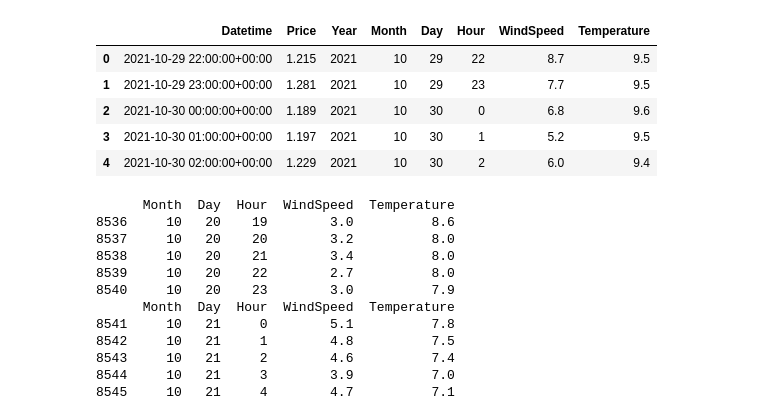
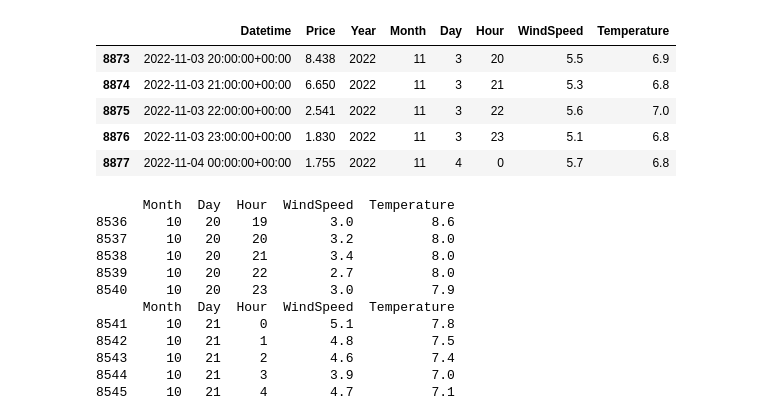
Before and after one commit to lachs1/junction-2022, a Jupyter notebook: preprocessing/ML_predictions.ipynb, the cells around one changed output. Cells and saved outputs as stored; diff of their text form; code cells hidden in the pictures.

```diff
--- a/preprocessing/ML_predictions.ipynb
+++ b/preprocessing/ML_predictions.ipynb
@@ -9,11 +9,11 @@ from sklearn.metrics import accuracy_score, mean_squared_error, precision_score,
 import seaborn as sns
 # %%
 df = pd.read_csv("data/ML_dataset.csv", sep=";")
-df.head()
+df.tail()
 # %% [output]
 |  | Datetime | Price | Year | Month | Day | Hour | WindSpeed | Temperature |
-| 0 | 2021-10-29 22:00:00+00:00 | 1.215 | 2021 | 10 | 29 | 22 | 8.7 | 9.5 |
-| 1 | 2021-10-29 23:00:00+00:00 | 1.281 | 2021 | 10 | 29 | 23 | 7.7 | 9.5 |
-| 2 | 2021-10-30 00:00:00+00:00 | 1.189 | 2021 | 10 | 30 | 0 | 6.8 | 9.6 |
-| 3 | 2021-10-30 01:00:00+00:00 | 1.197 | 2021 | 10 | 30 | 1 | 5.2 | 9.5 |
-| 4 | 2021-10-30 02:00:00+00:00 | 1.229 | 2021 | 10 | 30 | 2 | 6.0 | 9.4 |
+| 8873 | 2022-11-03 20:00:00+00:00 | 8.438 | 2022 | 11 | 3 | 20 | 5.5 | 6.9 |
+| 8874 | 2022-11-03 21:00:00+00:00 | 6.650 | 2022 | 11 | 3 | 21 | 5.3 | 6.8 |
+| 8875 | 2022-11-03 22:00:00+00:00 | 2.541 | 2022 | 11 | 3 | 22 | 5.6 | 7.0 |
+| 8876 | 2022-11-03 23:00:00+00:00 | 1.830 | 2022 | 11 | 3 | 23 | 5.1 | 6.8 |
+| 8877 | 2022-11-04 00:00:00+00:00 | 1.755 | 2022 | 11 | 4 | 0 | 5.7 | 6.8 |
```
Also changed, not shown: parts of 8 cells of this notebook.
